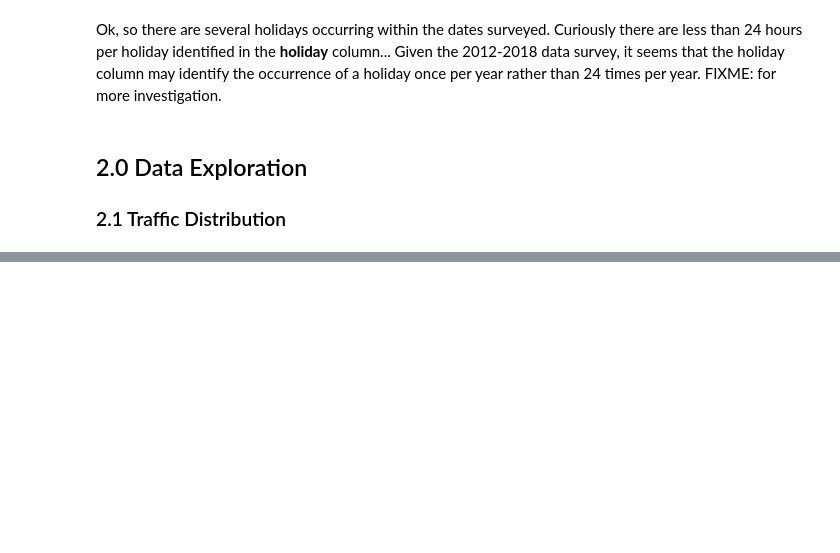
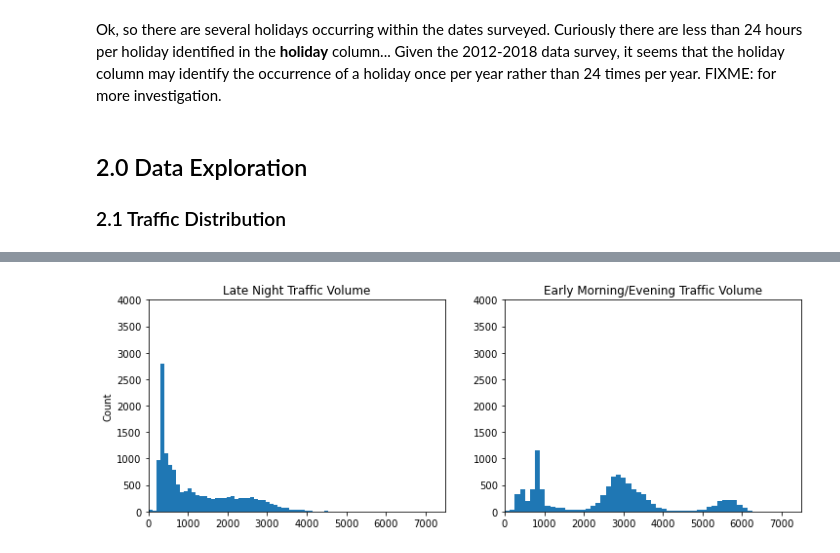
Before and after one commit to sfreema/LearningProjects, a Jupyter notebook: Finding_Heavy_Traffic_Indicators_on_I-94/traffic_indicators.ipynb, the cells around one changed output, grey strips where cells are left out. Saved outputs shown, nothing was run; the diff lists cells and outputs as text; code cells hidden in the pictures; blank space fills up the shorter version.

```diff
--- a/Finding_Heavy_Traffic_Indicators_on_I-94/traffic_indicators.ipynb
+++ b/Finding_Heavy_Traffic_Indicators_on_I-94/traffic_indicators.ipynb
@@ -112,0 +157,20 @@ Now
+# %%
+midnight_run = traffic[~traffic['date_time'].dt.hour.between(3,21,inclusive=False)]
+evening_commuters = traffic[traffic['date_time'].dt.hour.between(4,6,inclusive=True) |
+                            traffic['date_time'].dt.hour.between(19,20,inclusive=True)]
+# %%
+plt.figure(figsize=(12,4))
+plt.subplot(1,2,1)
+plt.hist(midnight_run['traffic_volume'],bins=50)
+plt.xlim([0,7500])
+plt.ylim([0,4000])
+plt.ylabel('Count')
+plt.title('Late Night Traffic Volume')
+plt.subplot(1,2,2)
+plt.hist(evening_commuters['traffic_volume'],bins=50)
+plt.xlim([0,7500])
+plt.ylim([0,4000])
+plt.title('Early Morning/Evening Traffic Volume')
+plt.show()
+# %% [output]
+[figure, added]
```
Also changed, not shown: parts of 21 cells of this notebook.
